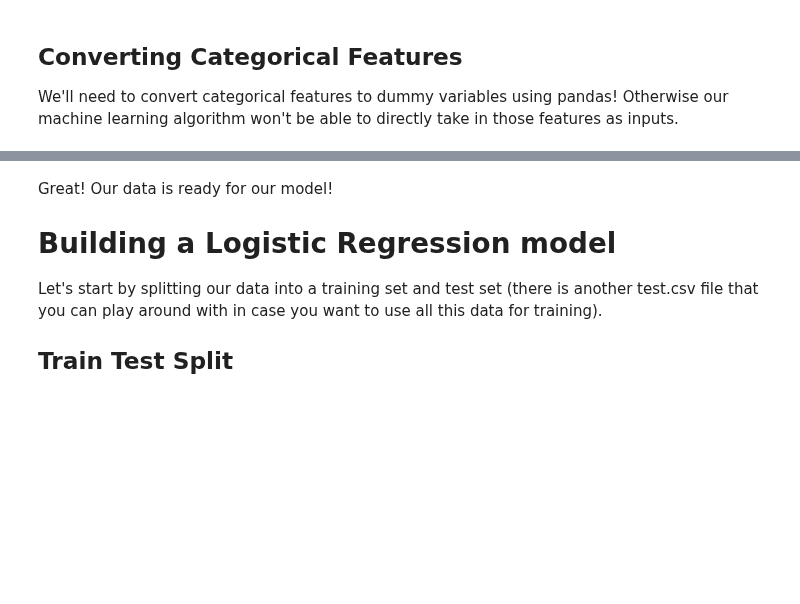
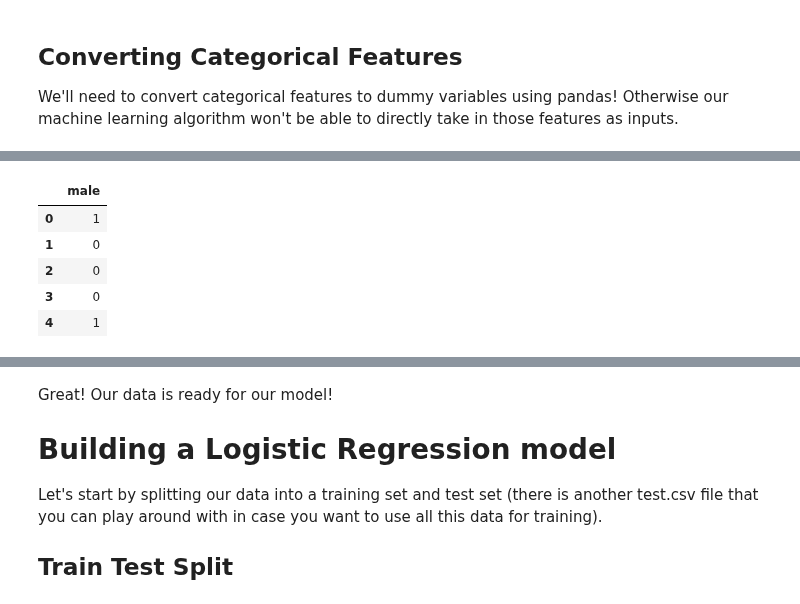
Before and after one commit to ZyWang7/Machine-Learning, a Jupyter notebook: Logistic-Regression/01-Logistic-Regression-with-Python.ipynb, the cells around one changed output, grey strips where cells are left out. Saved outputs shown, nothing was run; the diff lists cells and outputs as text; code cells hidden in the pictures; blank space fills up the shorter version.

```diff
--- a/Logistic-Regression/01-Logistic-Regression-with-Python.ipynb
+++ b/Logistic-Regression/01-Logistic-Regression-with-Python.ipynb
@@ -194,3 +212,12 @@ memory usage: 83.3+ KB
 # %%
 sex = pd.get_dummies(train['Sex'],drop_first=True)
 embark = pd.get_dummies(train['Embarked'],drop_first=True)
+# %%
+sex.head()
+# %% [output]
+|  | male |
+| 0 | 1 |
+| 1 | 0 |
+| 2 | 0 |
+| 3 | 0 |
+| 4 | 1 |
```
Also changed, not shown: parts of 4 cells of this notebook, 1 other file.
